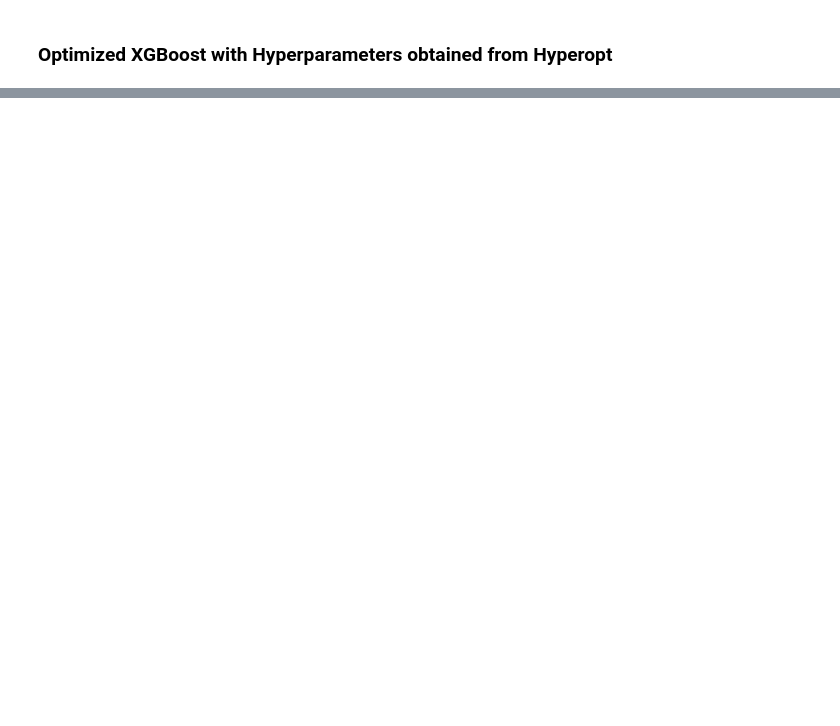
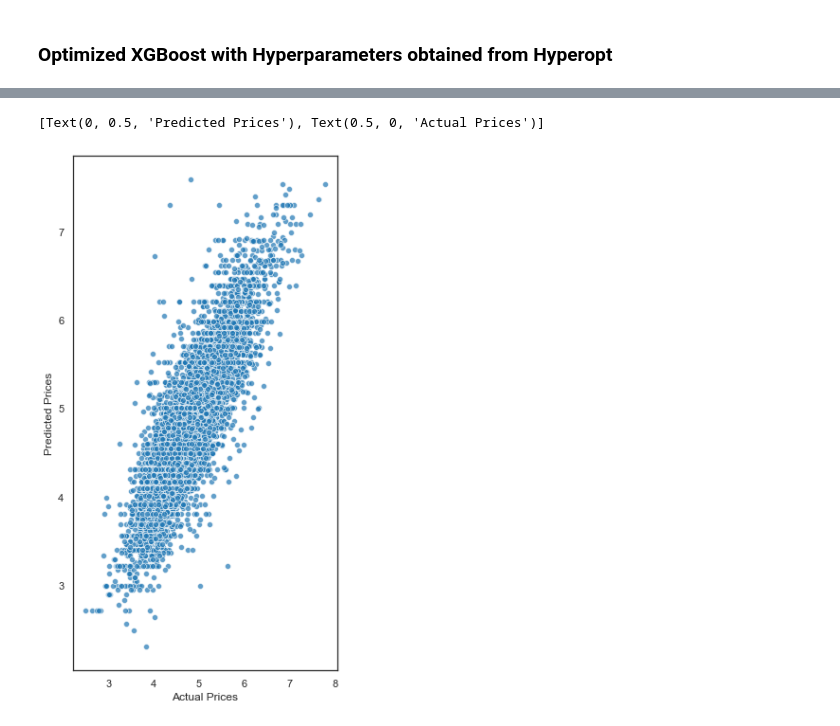
Before and after one commit to vbeohar/w207_spring2020_section4_aav, a Jupyter notebook: proj4.ipynb, the cells around one changed output, grey strips where cells are left out. Drawn from its saved outputs; the diff is of its cells as text; code cells hidden in the pictures; blank space fills up the shorter version.

```diff
--- a/proj4.ipynb
+++ b/proj4.ipynb
@@ -487,0 +491,6 @@ Standard deviation: 0.007
+# %%
+ax = sns.scatterplot(preds, y_test, alpha=0.7)
+ax.set(xlabel='Actual Prices', ylabel='Predicted Prices')
+# %% [output]
+[Text(0, 0.5, 'Predicted Prices'), Text(0.5, 0, 'Actual Prices')]
+[figure, added]
```
Also changed, not shown: parts of 16 cells of this notebook.
